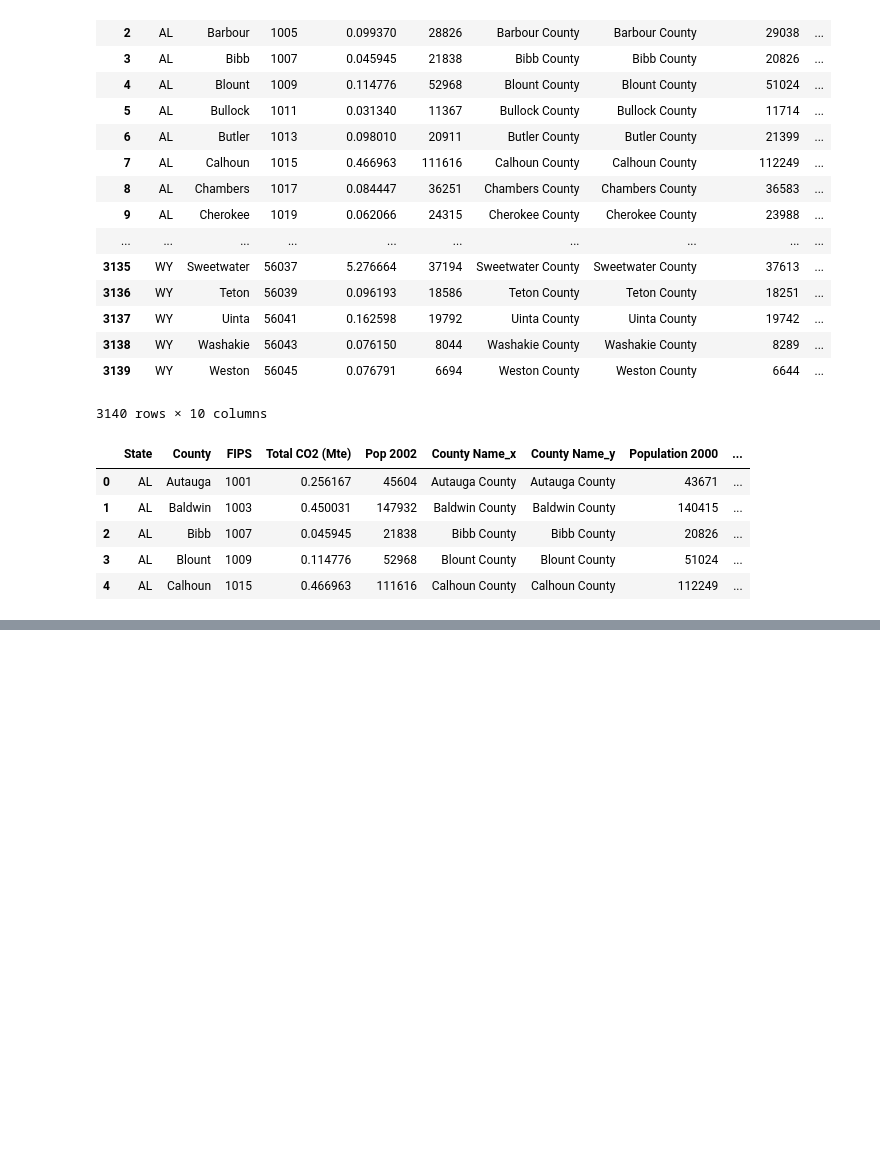
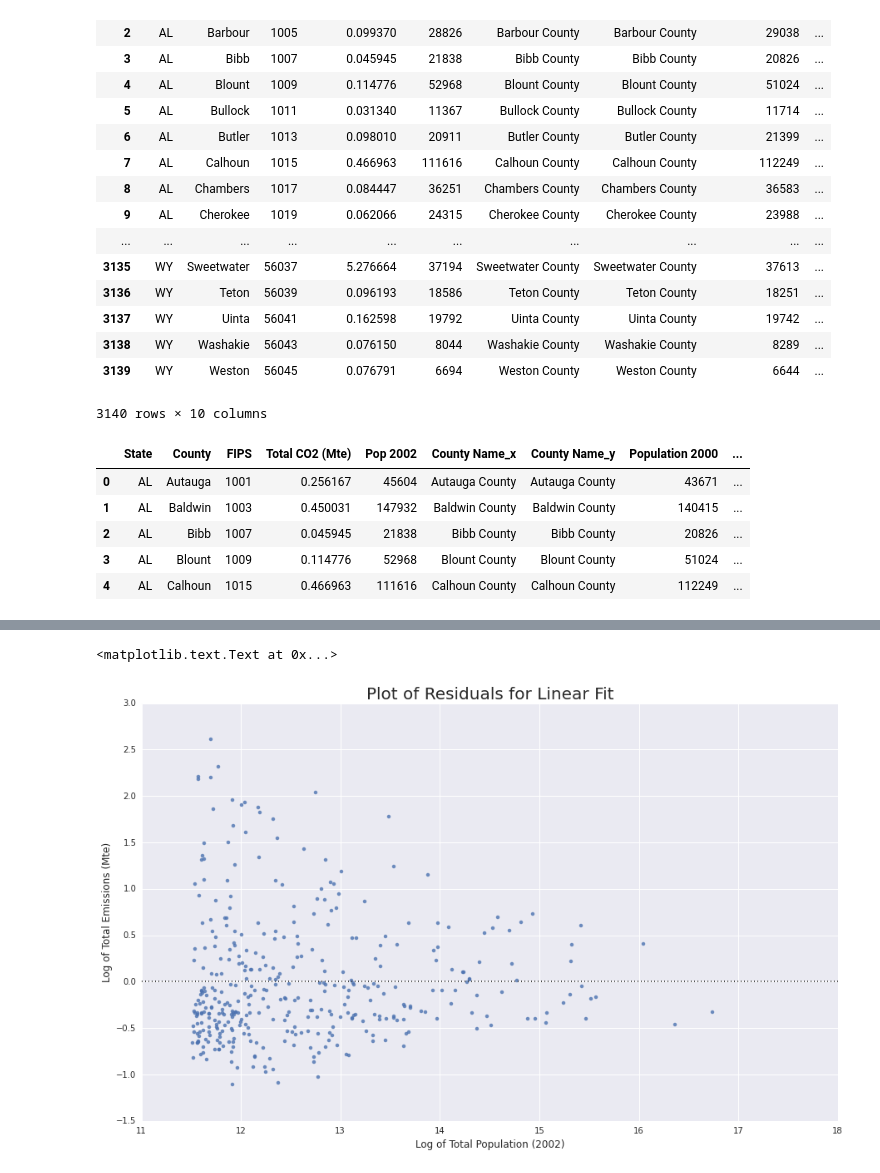
Before and after one commit to michellemho/Civic-Analytics, a Jupyter notebook: Merging Data.ipynb, the cells around one changed output, grey strips where cells are left out. Drawn from its saved outputs; the diff is of its cells as text; code cells hidden in the pictures; blank space fills up the shorter version.

```diff
--- a/Merging Data.ipynb
+++ b/Merging Data.ipynb
@@ -219,0 +258,10 @@ largeCBSA.to_csv('Large CBSA CO2 and Population.csv')
+# %%
+pl.figure(figsize=(15,9))
+ax = seaborn.residplot(log(largeCBSA['TotalPop']),log(largeCBSA['TotalEmissions']), order=1)
+pl.legend()
+pl.xlabel('Log of Total Population (2002)', fontsize=12)
+pl.ylabel('Log of Total Emissions (Mte)', fontsize=12)
+ax.set_title('Plot of Residuals for Linear Fit',fontsize=20)
+# %% [output]
+<matplotlib.text.Text at 0x...>
+[figure, added]
```
Also changed, not shown: parts of 20 cells of this notebook.
